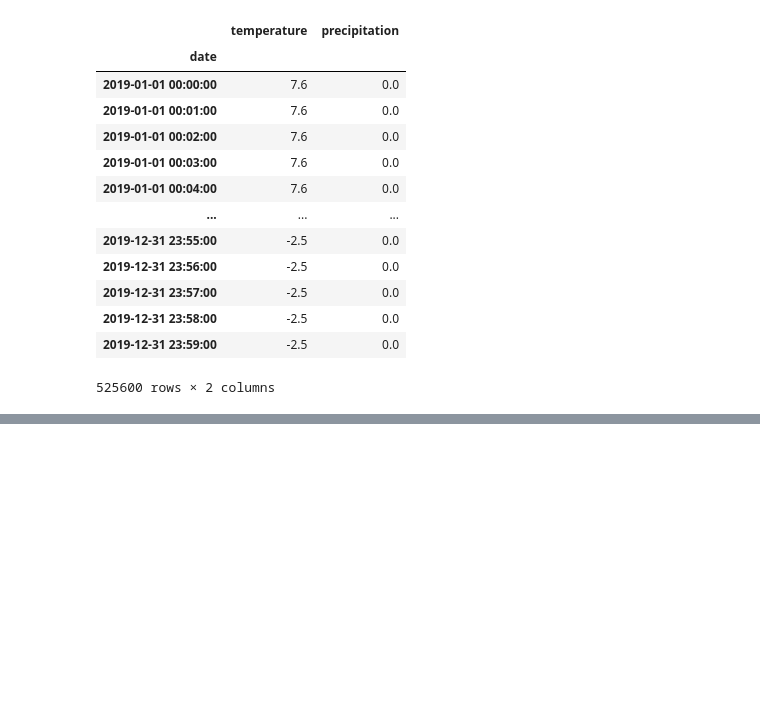
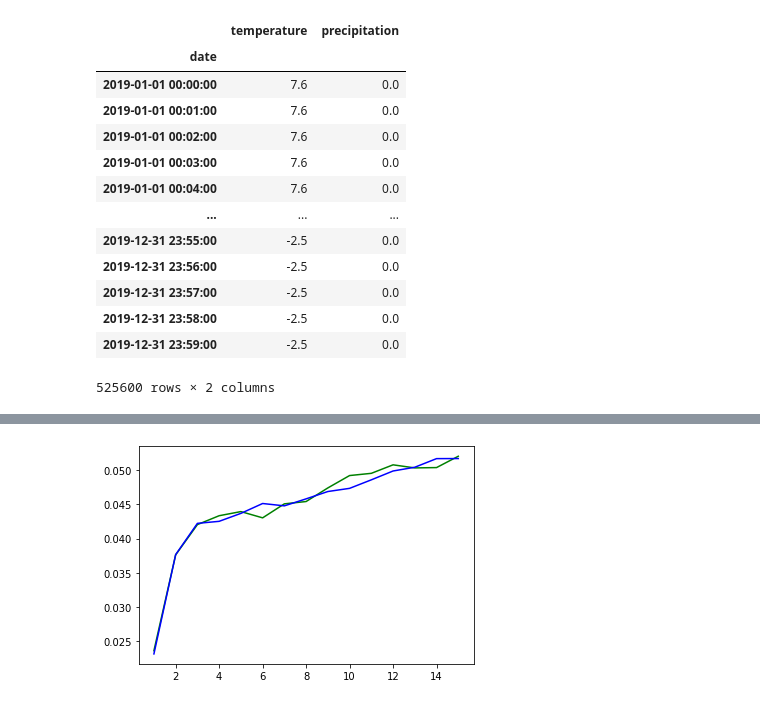
Before and after one commit to Tezzmo/PDS_Project, a Jupyter notebook: notebooks/dataExplorationJonas.ipynb, the cells around one changed output, grey strips where cells are left out. Cells and saved outputs as stored; diff of their text form; code cells hidden in the pictures; blank space fills up the shorter version.

```diff
--- a/notebooks/dataExplorationJonas.ipynb
+++ b/notebooks/dataExplorationJonas.ipynb
@@ -275,3 +224,0 @@ dfTrips.corr()
-# %%
-X = dfTrips[['weekend', 'sMonth', 'sHour']].values
-Y = dfTrips[['duration']].values
@@ -297,0 +268,43 @@ The MAE is:  38.297005850866775
+# %%
+from sklearn.model_selection import train_test_split
+from sklearn.preprocessing import PolynomialFeatures
+from sklearn.metrics import r2_score, mean_absolute_error
+from sklearn.linear_model import LinearRegression
+
+def plotPerformance (featureList, maxPolyDegree):
+
+    polynomialDegrees = [*range(1,maxPolyDegree + 1,1)]
+    r2_test = []
+    mae_test = []
+    r2_train = []
+    mae_train = []
+
+    for polynomialDegree in polynomialDegrees:
+
+        X = dfTrips[featureList].values
+        Y = dfTrips[['duration']].values
+
+        x_train, x_test, y_train, y_test = train_test_split(X, Y, test_size=0.3)
+
+        poly_reg = PolynomialFeatures (degree = polynomialDegree)
+        x_poly = poly_reg.fit_transform(x_train)
+
+        model = LinearRegression(normalize = True, n_jobs=-1)
+        model.fit(x_poly, y_train)
+
+        y_pred_test = model.predict(poly_reg.fit_transform(x_test))
+        y_pred_train = model.predict(poly_reg.fit_transform(x_train))
+        r2_test.append(r2_score(y_test, y_pred_test))
+        r2_train.append(r2_score(y_train, y_pred_train))
+        mae_test.append(mean_absolute_error(y_test, y_pred_test))
+        mae_train.append(mean_absolute_error(y_train, y_pred_train))
+
+    return r2_test, r2_train, mae_test, mae_train
+# %%
+r2_test, r2_train, mae_test, mae_train = plotPerformance(['sMonth', 'sHour'], 15)
+# %%
+plt.plot([*range(1,16,1)], r2_test, color='green')
+plt.plot([*range(1,16,1)], r2_train, color='blue')
+plt.show()
+# %% [output]
+[figure, added]
```
Also changed, not shown: parts of 30 cells of this notebook, 3 other files.
